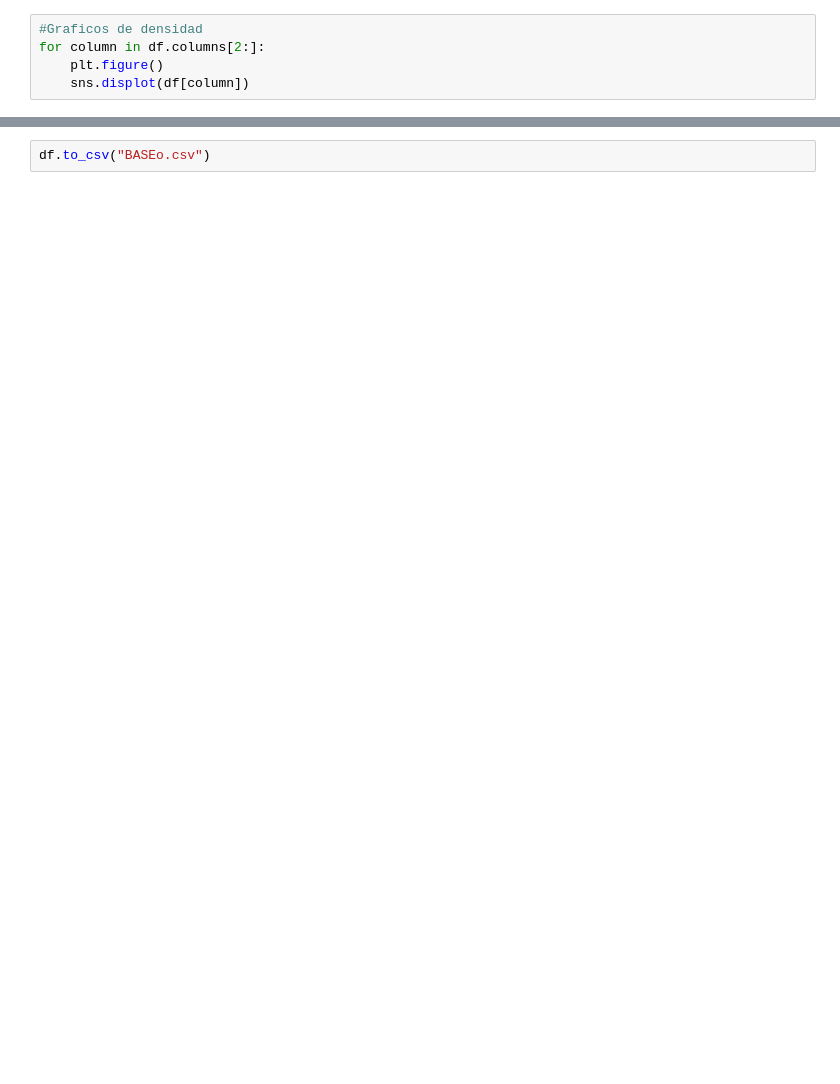
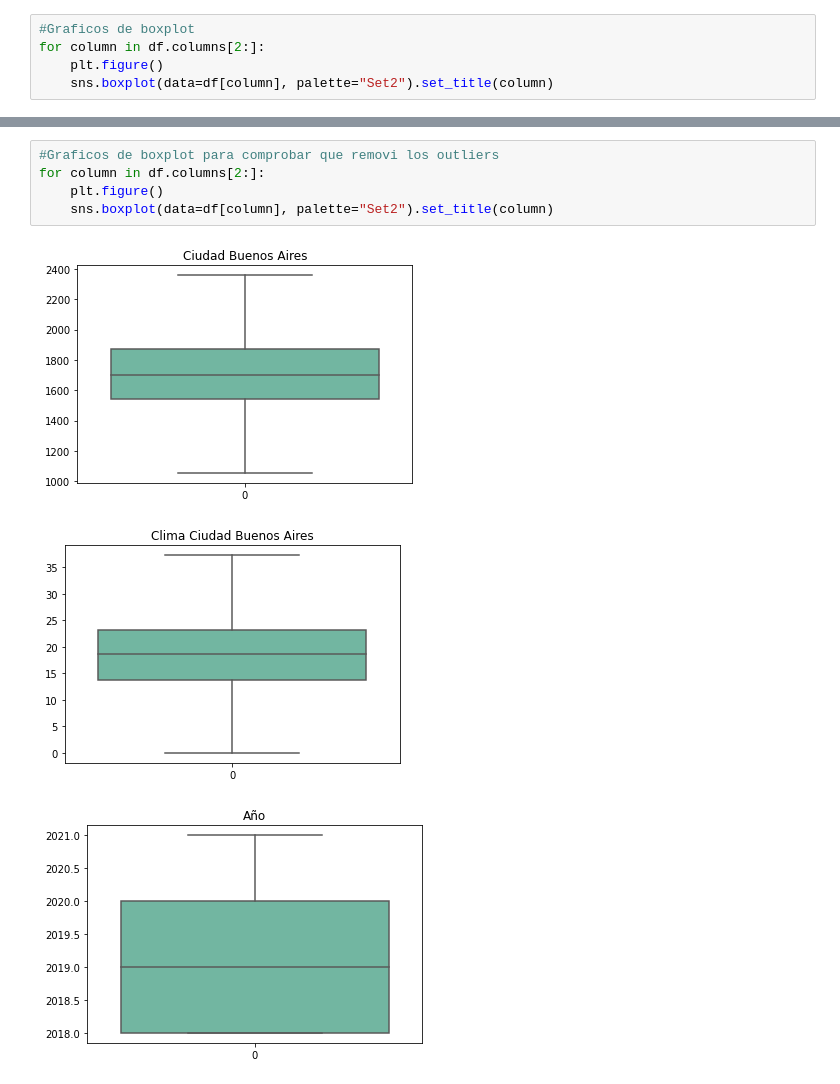
Before and after one commit to IlicicAxel/Energia_Forecast, a Jupyter notebook: Pre_processing.ipynb, the cells around one changed output, grey strips where cells are left out. Cells and saved outputs as stored; diff of their text form; blank space fills up the shorter version.

Commit message:
Actualización de código para el modelo

```diff
--- a/Pre_processing.ipynb
+++ b/Pre_processing.ipynb
@@ -37,8 +40,8 @@ df.describe()
 # %%
-#Graficos de densidad
+#Graficos de boxplot
 for column in df.columns[2:]:
     plt.figure()
-    sns.displot(df[column])
+    sns.boxplot(data=df[column], palette="Set2").set_title(column)
 # %%
 #Calculo del rango intercuartil
 Q1 = df.quantile(0.25)
@@ -106,2 +96,9 @@ df.describe()
-# %%
-df.to_csv("BASEo.csv")
+# %%
+#Graficos de boxplot para comprobar que removi los outliers
+for column in df.columns[2:]:
+    plt.figure()
+    sns.boxplot(data=df[column], palette="Set2").set_title(column)
+# %% [output]
+[figure, added]
+[figure, added]
+[figure, added]
```
Also changed, not shown: parts of 10 cells of this notebook, 3 other files.
